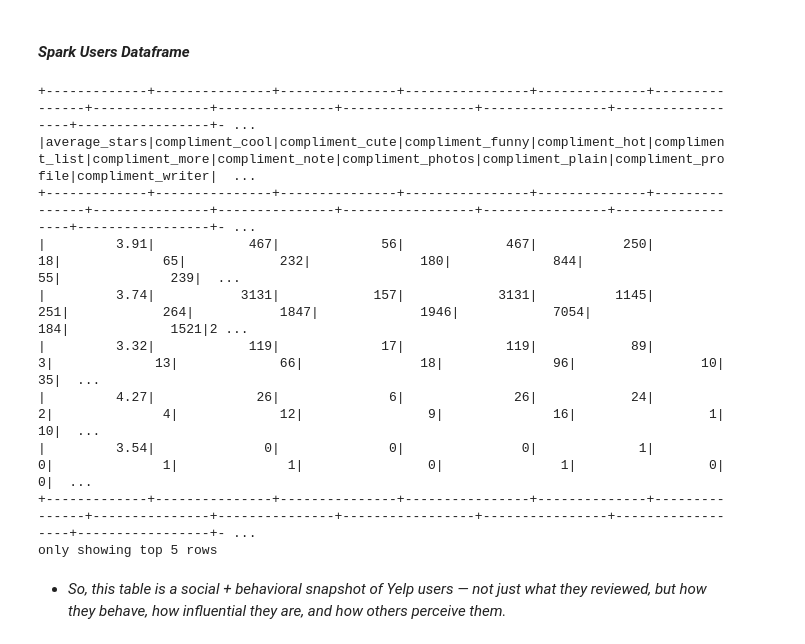
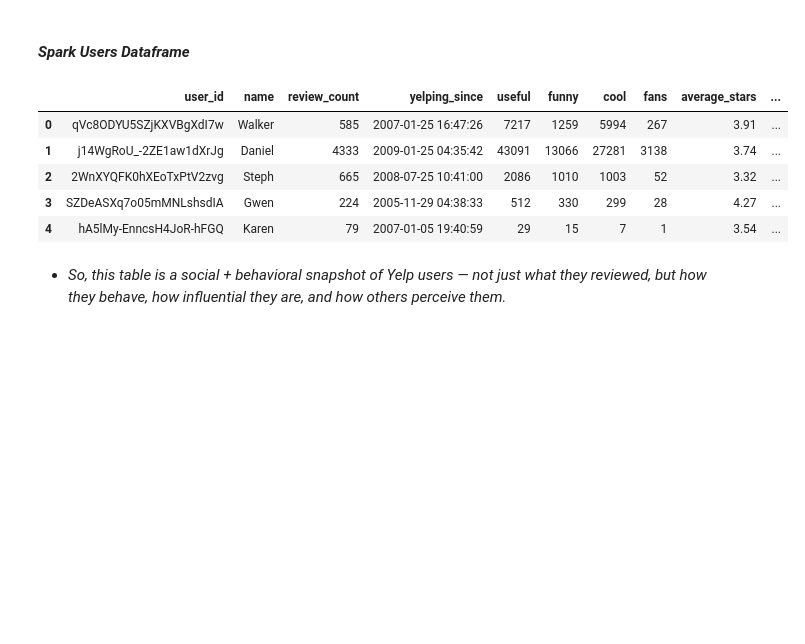
Before and after one commit to lovecrushfamily/Yelp_Reviews_Analysis, a Jupyter notebook: YelpReviewAnalysis.ipynb, the cells around one changed output. Cells and saved outputs as stored; diff of their text form; code cells hidden in the pictures; blank space fills up the shorter version.

```diff
--- a/Untitled.ipynb
+++ b/YelpReviewAnalysis.ipynb
@@ -71,7 +71,7 @@ print("===== INITIALIZING SPARK =====")
 
 spark = (
     SparkSession.builder
-        .appName("YelpDataAnalysis_AutoTuned")
+        .appName("YelpReviewAnalysis_AutoTuned")
         .master(f"local[{allocated_cores}]")
         .config("spark.driver.memory", f"{allocated_ram_gb}g")
         .config("spark.executor.memory", f"{allocated_ram_gb}g")
@@ -895,19 +926,39 @@ root
 # %% [markdown]
 #### *Spark Users Dataframe*
 # %%
+main_user_object = ["user_id",
+					"name",
+					"review_count",
+					"yelping_since",
+					"useful",
+					"funny",
+					"cool",
+					"fans",
+					"average_stars",
+					"compliment_hot",
+					"compliment_more",
+					"compliment_profile",
+					"compliment_cute",
+					"compliment_list",
+					"compliment_note",
+					"compliment_plain",
+					"compliment_cool",
+					"compliment_funny",
+					"compliment_writer",
+					"compliment_photos"]
 
-spark_df_users.show(5)
+
+multivalue_user_object = ["elite",
+						  "friends"]
+
+spark_df_users.select(main_user_object).limit(5).toPandas()
 # %% [output]
-+-------------+---------------+---------------+----------------+--------------+---------------+---------------+---------------+-----------------+----------------+------------------+-----------------+- ...
-|average_stars|compliment_cool|compliment_cute|compliment_funny|compliment_hot|compliment_list|compliment_more|compliment_note|compliment_photos|compliment_plain|compliment_profile|compliment_writer|  ...
-+-------------+---------------+---------------+----------------+--------------+---------------+---------------+---------------+-----------------+----------------+------------------+-----------------+- ...
-|         3.91|            467|             56|             467|           250|             18|             65|            232|              180|             844|                55|              239|  ...
-|         3.74|           3131|            157|            3131|          1145|            251|            264|           1847|             1946|            7054|               184|             1521|2 ...
-|         3.32|            119|             17|             119|            89|              3|             13|             66|               18|              96|                10|               35|  ...
-|         4.27|             26|              6|              26|            24|              2|              4|             12|                9|              16|                 1|               10|  ...
-|         3.54|              0|              0|               0|             1|              0|              1|              1|                0|               1|                 0|                0|  ...
-+-------------+---------------+---------------+----------------+--------------+---------------+---------------+---------------+-----------------+----------------+------------------+-----------------+- ...
-only showing top 5 rows
+|  | user_id | name | review_count | yelping_since | useful | funny | cool | fans | average_stars | ... |
+| 0 | qVc8ODYU5SZjKXVBgXdI7w | Walker | 585 | 2007-01-25 16:47:26 | 7217 | 1259 | 5994 | 267 | 3.91 | ... |
+| 1 | j14WgRoU_-2ZE1aw1dXrJg | Daniel | 4333 | 2009-01-25 04:35:42 | 43091 | 13066 | 27281 | 3138 | 3.74 | ... |
+| 2 | 2WnXYQFK0hXEoTxPtV2zvg | Steph | 665 | 2008-07-25 10:41:00 | 2086 | 1010 | 1003 | 52 | 3.32 | ... |
+| 3 | SZDeASXq7o05mMNLshsdIA | Gwen | 224 | 2005-11-29 04:38:33 | 512 | 330 | 299 | 28 | 4.27 | ... |
+| 4 | hA5lMy-EnncsH4JoR-hFGQ | Karen | 79 | 2007-01-05 19:40:59 | 29 | 15 | 7 | 1 | 3.54 | ... |
 # %% [markdown]
 - *So, this table is a social + behavioral snapshot of Yelp users —
 not just what they reviewed, but how they behave, how influential they are, and how others perceive them.*
```
Also changed, not shown: parts of 32 cells of this notebook, 1 other file.
